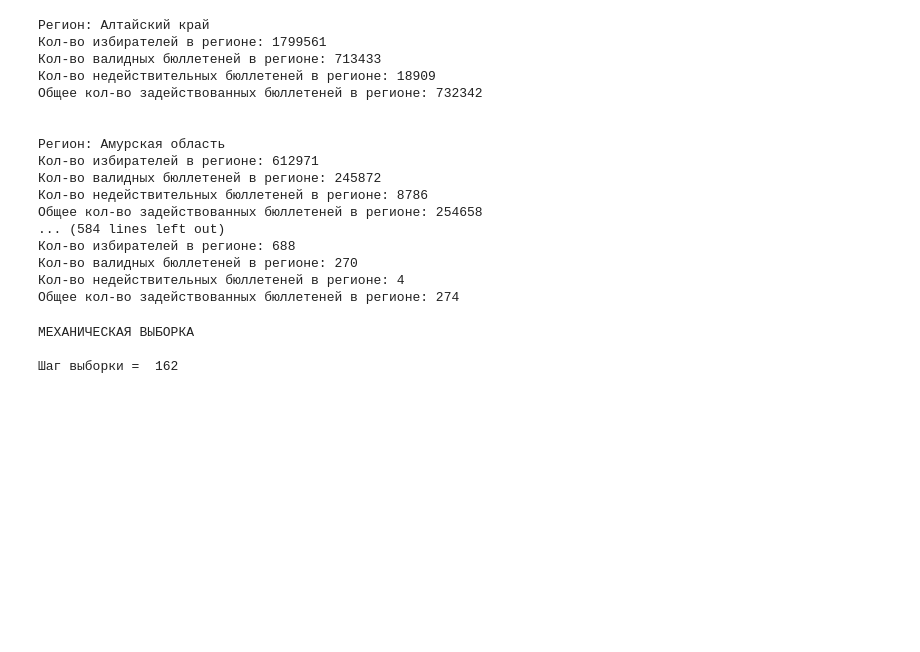
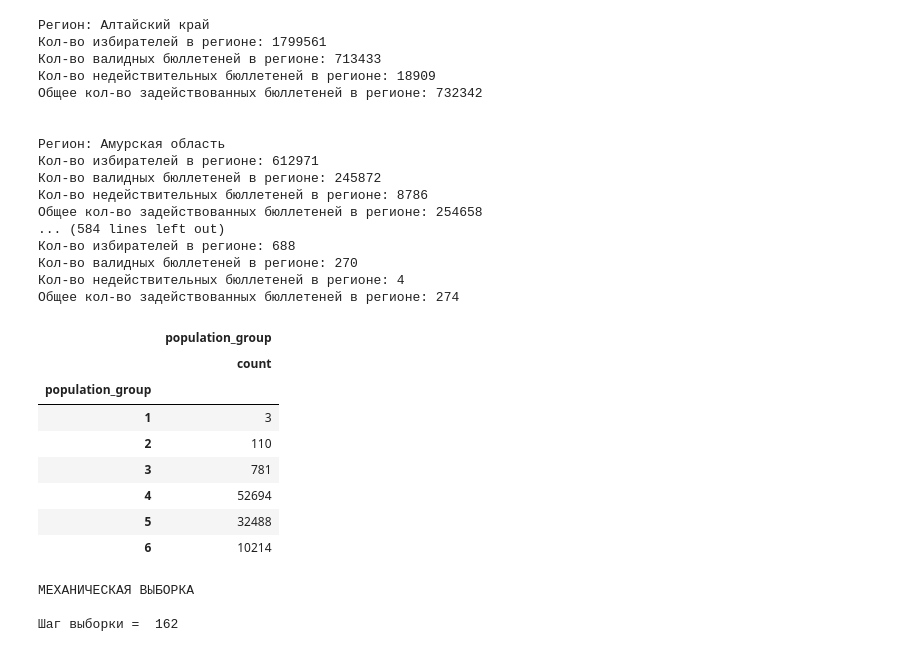
Before and after one commit to EvenLessio/BigData-voters-research, a Jupyter notebook: Population grouping.ipynb, the cells around one changed output. Cells and saved outputs as stored; diff of their text form; code cells hidden in the pictures; blank space fills up the shorter version.

Commit message:
fix: counting of population groups

```diff
--- a/Population grouping.ipynb
+++ b/Population grouping.ipynb
@@ -35,7 +35,7 @@ def normal_plot(df, array):
 # %%
 # Формируем DataFrame
 
-path ="~/Downloads/russia.ods"
+path ="russia.ods"
 raw_df = pd.read_excel(path, engine = 'odf')
 raw_df[['tik', 'Число избирателей, внесенных в список избирателей на момент окончания голосования']]
 # %% [output]
@@ -271,6 +271,19 @@ for i in range(len(reg_names)):
 Кол-во валидных бюллетеней в регионе: 270
 Кол-во недействительных бюллетеней в регионе: 4
 Общее кол-во задействованных бюллетеней в регионе: 274
+# %%
+count = {'population_group':['count']}
+df.groupby('population_group').agg(count)
+# %% [output]
+|  | population_group |
+|  | count |
+| population_group |  |
+| 1 | 3 |
+| 2 | 110 |
+| 3 | 781 |
+| 4 | 52694 |
+| 5 | 32488 |
+| 6 | 10214 |
 # %%
 
 print("\nМЕХАНИЧЕСКАЯ ВЫБОРКА")
```
Also changed, not shown: parts of 2 cells of this notebook.
